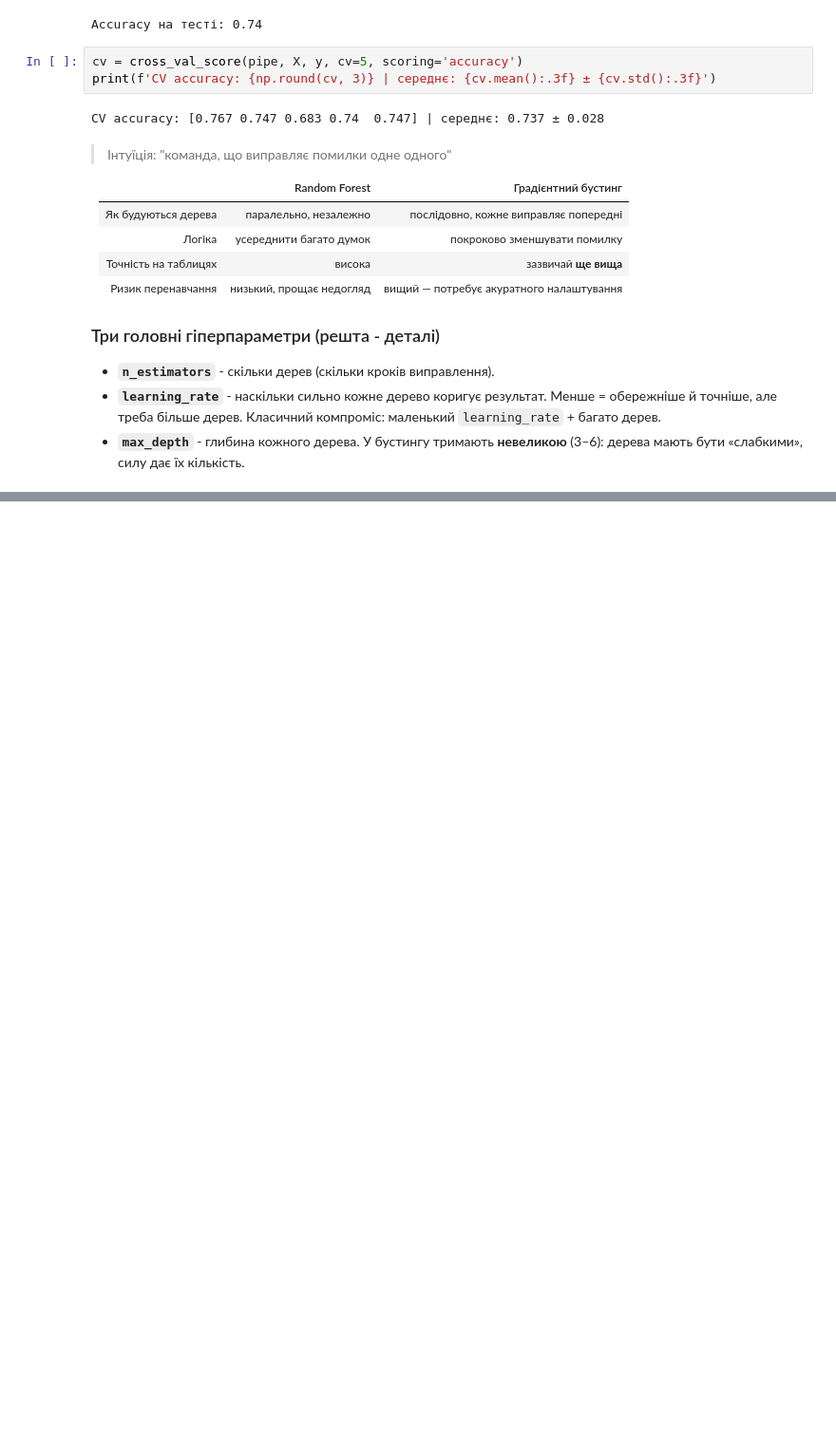
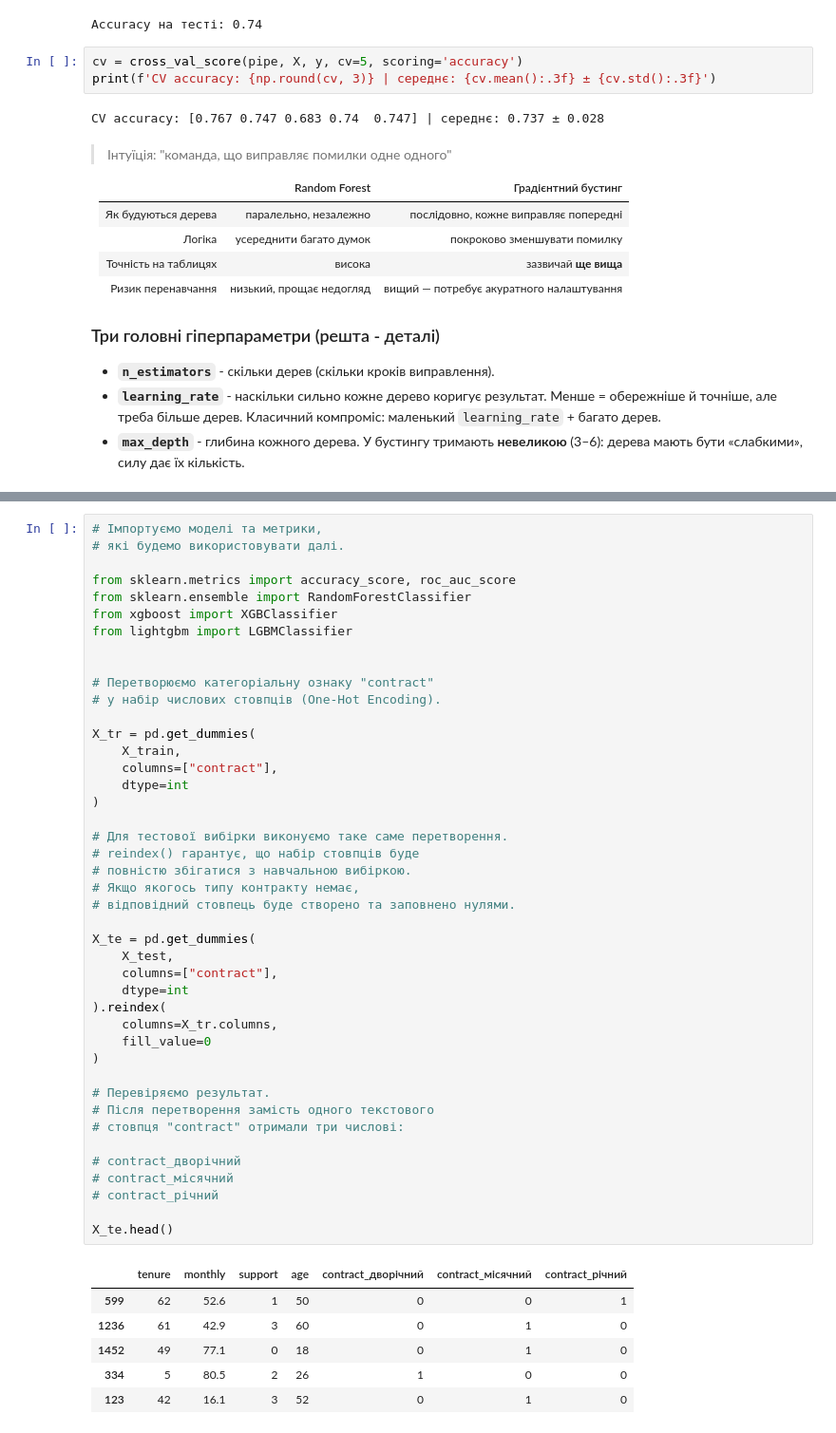
Before and after one commit to DymaStar/DTA_2026, a Jupyter notebook: ML/DS_230626_XGBoost_LightGBM.ipynb, the cells around one changed output, grey strips where cells are left out. Shown at 95% size. Saved outputs shown, nothing was run; the diff lists cells and outputs as text; blank space fills up the shorter version.

```diff
--- a/ML/DS_230626_XGBoost_LightGBM.ipynb
+++ b/ML/DS_230626_XGBoost_LightGBM.ipynb
@@ -107,0 +118,50 @@ CV accuracy: [0.767 0.747 0.683 0.74  0.747] | середнє: 0.737 ± 0.028
+# %%
+# Імпортуємо моделі та метрики,
+# які будемо використовувати далі.
+
+from sklearn.metrics import accuracy_score, roc_auc_score
+from sklearn.ensemble import RandomForestClassifier
+from xgboost import XGBClassifier
+from lightgbm import LGBMClassifier
+
+
+# Перетворюємо категоріальну ознаку "contract"
+# у набір числових стовпців (One-Hot Encoding).
+
+X_tr = pd.get_dummies(
+    X_train,
+    columns=["contract"],
+    dtype=int
+)
+
+# Для тестової вибірки виконуємо таке саме перетворення.
+# reindex() гарантує, що набір стовпців буде
+# повністю збігатися з навчальною вибіркою.
+# Якщо якогось типу контракту немає,
+# відповідний стовпець буде створено та заповнено нулями.
+
+X_te = pd.get_dummies(
+    X_test,
+    columns=["contract"],
+    dtype=int
+).reindex(
+    columns=X_tr.columns,
+    fill_value=0
+)
+
+# Перевіряємо результат.
+# Після перетворення замість одного текстового
+# стовпця "contract" отримали три числові:
+
+# contract_дворічний
+# contract_місячний
+# contract_річний
+
+X_te.head()
+# %% [output]
+|  | tenure | monthly | support | age | contract_дворічний | contract_місячний | contract_річний |
+| 599 | 62 | 52.6 | 1 | 50 | 0 | 0 | 1 |
+| 1236 | 61 | 42.9 | 3 | 60 | 0 | 1 | 0 |
+| 1452 | 49 | 77.1 | 0 | 18 | 0 | 1 | 0 |
+| 334 | 5 | 80.5 | 2 | 26 | 1 | 0 | 0 |
+| 123 | 42 | 16.1 | 3 | 52 | 0 | 1 | 0 |
```
Also changed, not shown: parts of 11 cells of this notebook.
